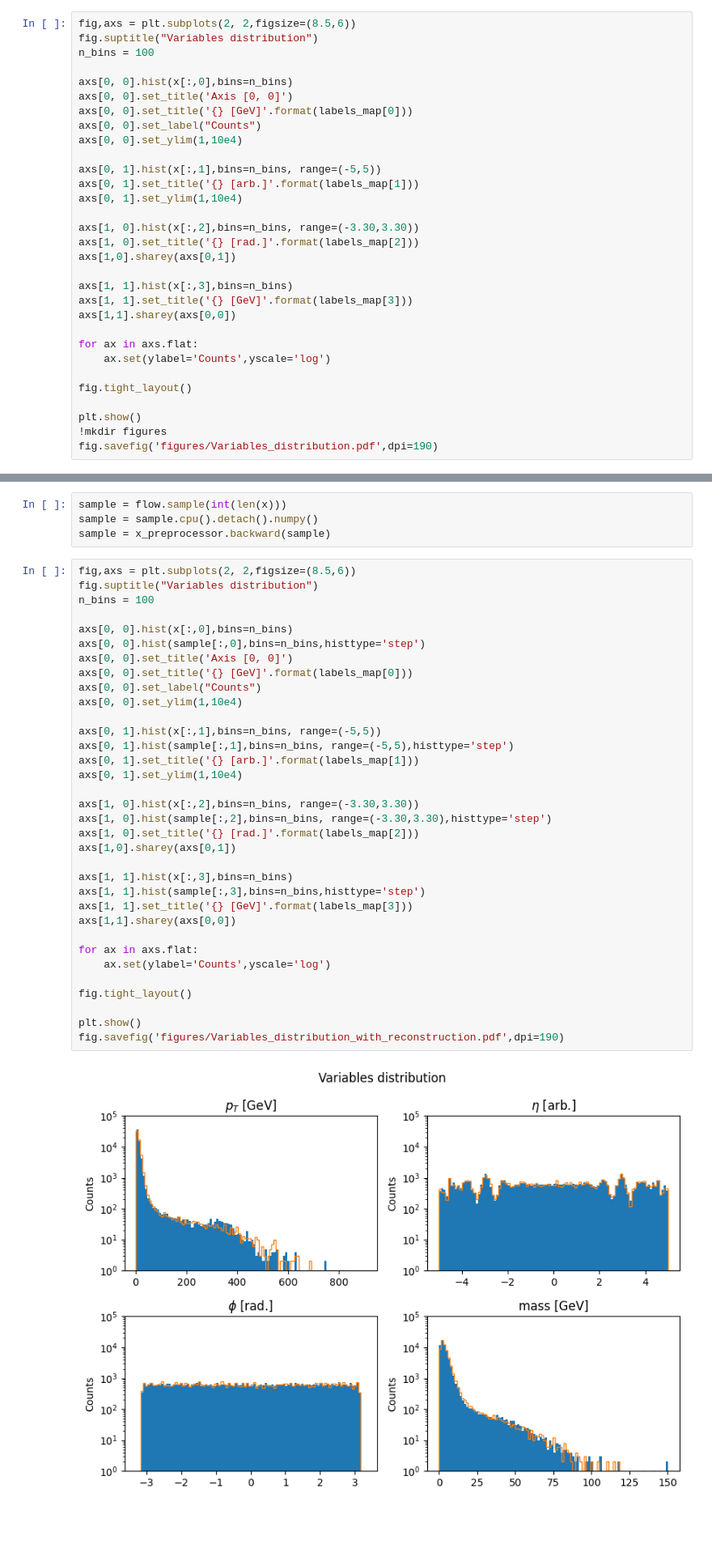
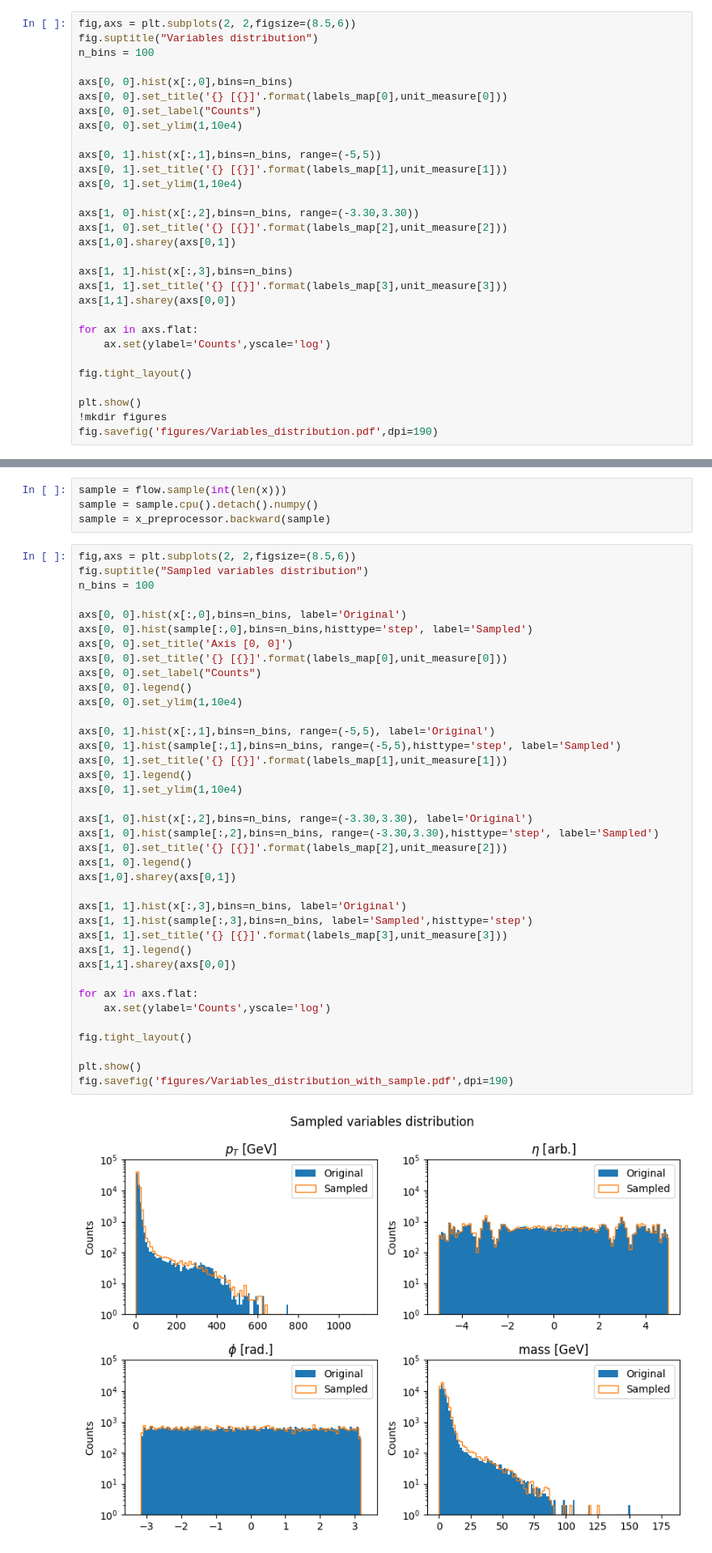
Before and after one commit to igordt/CMEPDA, a Jupyter notebook: originale.ipynb, the cells around one changed output, grey strips where cells are left out. Shown: that part at 81% size. Saved outputs shown, nothing was run; the diff lists cells and outputs as text; blank space fills up the shorter version.

```diff
--- a/originale.ipynb
+++ b/originale.ipynb
@@ -159,21 +166,20 @@ fig.suptitle("Variables distribution")
 n_bins = 100
 
 axs[0, 0].hist(x[:,0],bins=n_bins)
-axs[0, 0].set_title('Axis [0, 0]')
-axs[0, 0].set_title('{} [GeV]'.format(labels_map[0]))
+axs[0, 0].set_title('{} [{}]'.format(labels_map[0],unit_measure[0]))
 axs[0, 0].set_label("Counts")
 axs[0, 0].set_ylim(1,10e4)
 
 axs[0, 1].hist(x[:,1],bins=n_bins, range=(-5,5))
-axs[0, 1].set_title('{} [arb.]'.format(labels_map[1]))
+axs[0, 1].set_title('{} [{}]'.format(labels_map[1],unit_measure[1]))
 axs[0, 1].set_ylim(1,10e4)
 
 axs[1, 0].hist(x[:,2],bins=n_bins, range=(-3.30,3.30))
-axs[1, 0].set_title('{} [rad.]'.format(labels_map[2]))
+axs[1, 0].set_title('{} [{}]'.format(labels_map[2],unit_measure[2]))
 axs[1,0].sharey(axs[0,1])
 
 axs[1, 1].hist(x[:,3],bins=n_bins)
-axs[1, 1].set_title('{} [GeV]'.format(labels_map[3]))
+axs[1, 1].set_title('{} [{}]'.format(labels_map[3],unit_measure[3]))
 axs[1,1].sharey(axs[0,0])
 
 for ax in axs.flat:
@@ -349,37 +341,41 @@ sample = sample.cpu().detach().numpy()
 sample = x_preprocessor.backward(sample)
 # %%
 fig,axs = plt.subplots(2, 2,figsize=(8.5,6))
-fig.suptitle("Variables distribution")
+fig.suptitle("Sampled variables distribution")
 n_bins = 100
 
-axs[0, 0].hist(x[:,0],bins=n_bins)
-axs[0, 0].hist(sample[:,0],bins=n_bins,histtype='step')
+axs[0, 0].hist(x[:,0],bins=n_bins, label='Original')
+axs[0, 0].hist(sample[:,0],bins=n_bins,histtype='step', label='Sampled')
 axs[0, 0].set_title('Axis [0, 0]')
-axs[0, 0].set_title('{} [GeV]'.format(labels_map[0]))
+axs[0, 0].set_title('{} [{}]'.format(labels_map[0],unit_measure[0]))
 axs[0, 0].set_label("Counts")
+axs[0, 0].legend()
 axs[0, 0].set_ylim(1,10e4)
 
-axs[0, 1].hist(x[:,1],bins=n_bins, range=(-5,5))
-axs[0, 1].hist(sample[:,1],bins=n_bins, range=(-5,5),histtype='step')
-axs[0, 1].set_title('{} [arb.]'.format(labels_map[1]))
+axs[0, 1].hist(x[:,1],bins=n_bins, range=(-5,5), label='Original')
+axs[0, 1].hist(sample[:,1],bins=n_bins, range=(-5,5),histtype='step', label='Sampled')
+axs[0, 1].set_title('{} [{}]'.format(labels_map[1],unit_measure[1]))
+axs[0, 1].legend()
 axs[0, 1].set_ylim(1,10e4)
 
-axs[1, 0].hist(x[:,2],bins=n_bins, range=(-3.30,3.30))
-axs[1, 0].hist(sample[:,2],bins=n_bins, range=(-3.30,3.30),histtype='step')
-axs[1, 0].set_title('{} [rad.]'.format(labels_map[2]))
+axs[1, 0].hist(x[:,2],bins=n_bins, range=(-3.30,3.30), label='Original')
+axs[1, 0].hist(sample[:,2],bins=n_bins, range=(-3.30,3.30),histtype='step', label='Sampled')
+axs[1, 0].set_title('{} [{}]'.format(labels_map[2],unit_measure[2]))
+axs[1, 0].legend()
 axs[1,0].sharey(axs[0,1])
 
-axs[1, 1].hist(x[:,3],bins=n_bins)
-axs[1, 1].hist(sample[:,3],bins=n_bins,histtype='step')
-axs[1, 1].set_title('{} [GeV]'.format(labels_map[3]))
+axs[1, 1].hist(x[:,3],bins=n_bins, label='Original')
+axs[1, 1].hist(sample[:,3],bins=n_bins, label='Sampled',histtype='step')
+axs[1, 1].set_title('{} [{}]'.format(labels_map[3],unit_measure[3]))
+axs[1, 1].legend()
 axs[1,1].sharey(axs[0,0])
 
 for ax in axs.flat:
     ax.set(ylabel='Counts',yscale='log')
 
 fig.tight_layout()
 
 plt.show()
-fig.savefig('figures/Variables_distribution_with_reconstruction.pdf',dpi=190)
+fig.savefig('figures/Variables_distribution_with_sample.pdf',dpi=190)
 # %% [output]
-[figure, old version]
+[figure, new version]
```
Also changed, not shown: parts of 31 cells of this notebook, 13 other files.
